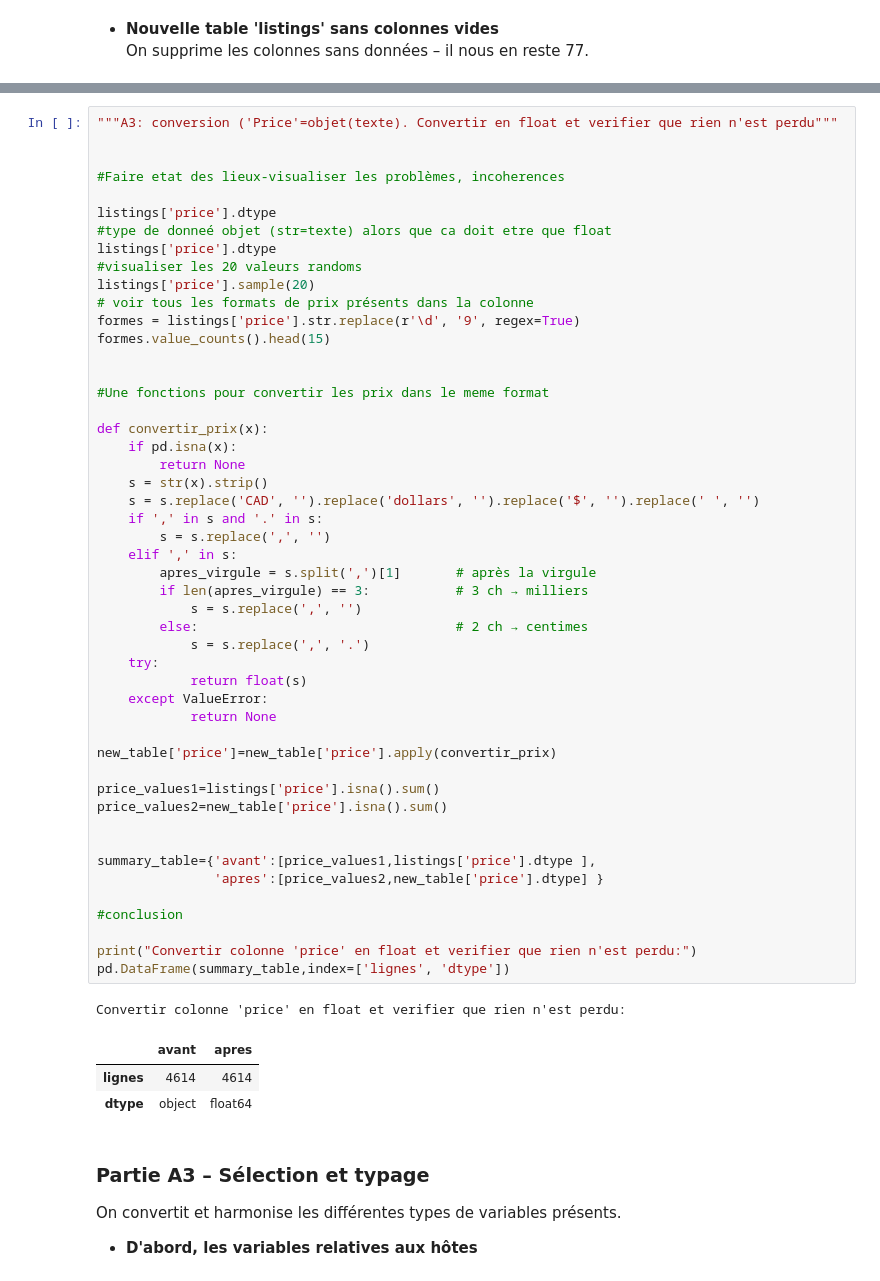
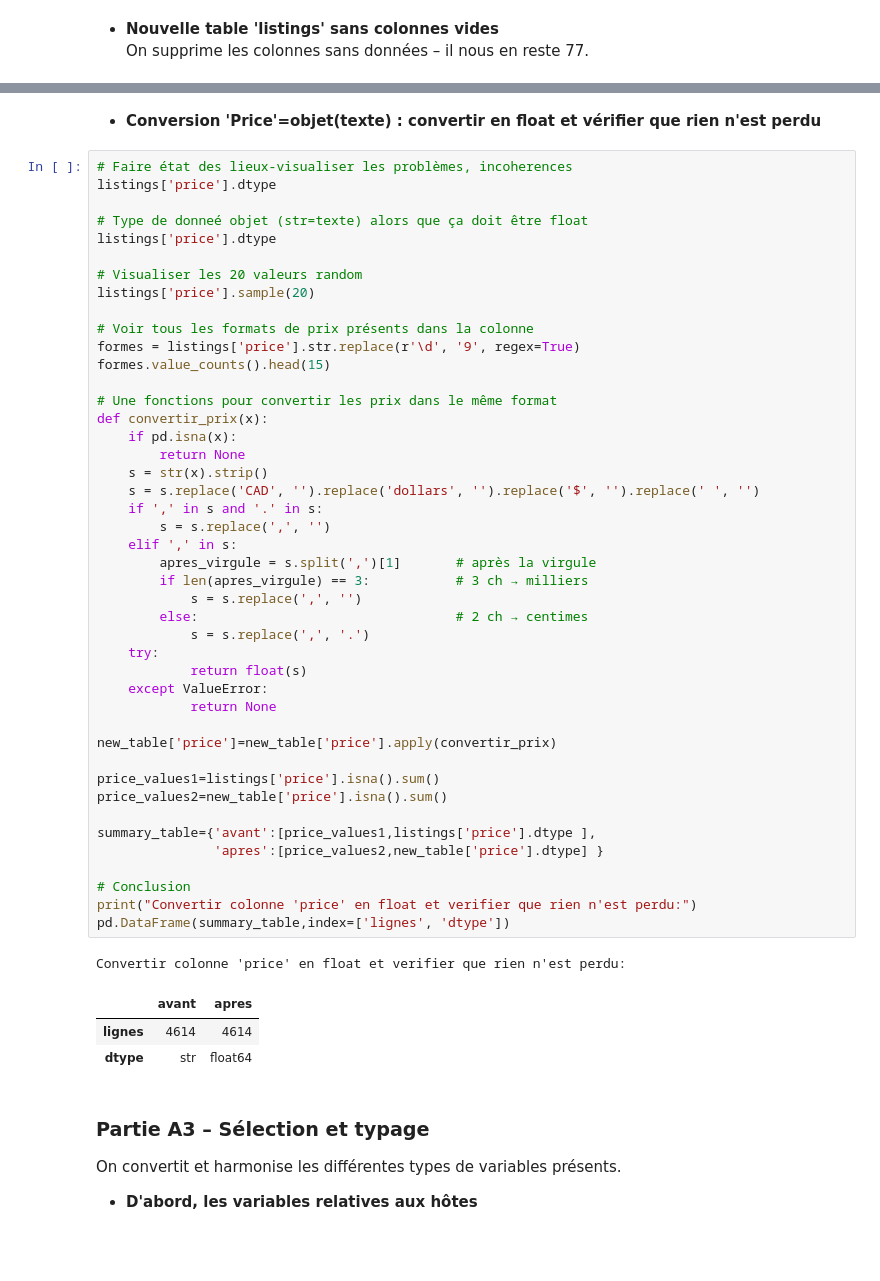
Before and after one commit to LucasLegendre/Projet-airbnb-amsterdam, a Jupyter notebook: Notebook_A-nettoyage_2611.ipynb, the cells around one changed output, grey strips where cells are left out. Drawn from its saved outputs; the diff is of its cells as text; blank space fills up the shorter version.

```diff
--- a/Notebook_A-nettoyage_2611.ipynb
+++ b/Notebook_A-nettoyage_2611.ipynb
@@ -600,60 +600,57 @@ availability_30                                 100.0
 availability_60                                 100.0
 hosts_time_as_host_months                       100.0
 id                                              100.0
+# %% [markdown]
+- **Conversion 'Price'=objet(texte) : convertir en float et vérifier que rien n'est perdu**
 # %%
-"""A3: conversion ('Price'=objet(texte). Convertir en float et verifier que rien n'est perdu"""
+# Faire état des lieux-visualiser les problèmes, incoherences
+listings['price'].dtype
 
+# Type de donneé objet (str=texte) alors que ça doit être float
+listings['price'].dtype
 
-#Faire etat des lieux-visualiser les problèmes, incoherences
+# Visualiser les 20 valeurs random
+listings['price'].sample(20)
 
-listings['price'].dtype
-#type de donneé objet (str=texte) alors que ca doit etre que float
-listings['price'].dtype
-#visualiser les 20 valeurs randoms
-listings['price'].sample(20)
-# voir tous les formats de prix présents dans la colonne
+# Voir tous les formats de prix présents dans la colonne
 formes = listings['price'].str.replace(r'\d', '9', regex=True)
 formes.value_counts().head(15)
 
-
-#Une fonctions pour convertir les prix dans le meme format
-
+# Une fonctions pour convertir les prix dans le même format
 def convertir_prix(x):
     if pd.isna(x):
         return None
     s = str(x).strip()
     s = s.replace('CAD', '').replace('dollars', '').replace('$', '').replace(' ', '')
     if ',' in s and '.' in s:
         s = s.replace(',', '')
     elif ',' in s:
         apres_virgule = s.split(',')[1]       # après la virgule
         if len(apres_virgule) == 3:           # 3 ch → milliers
             s = s.replace(',', '')
         else:                                 # 2 ch → centimes
             s = s.replace(',', '.')
     try:
             return float(s)
     except ValueError:
             return None
 
 new_table['price']=new_table['price'].apply(convertir_prix)
 
 price_values1=listings['price'].isna().sum()
 price_values2=new_table['price'].isna().sum()
 
-
 summary_table={'avant':[price_values1,listings['price'].dtype ],
                'apres':[price_values2,new_table['price'].dtype] }
 
-#conclusion
-
+# Conclusion
 print("Convertir colonne 'price' en float et verifier que rien n'est perdu:")
 pd.DataFrame(summary_table,index=['lignes', 'dtype'])
 # %% [output]
 Convertir colonne 'price' en float et verifier que rien n'est perdu:
 |  | avant | apres |
 | lignes | 4614 | 4614 |
-| dtype | object | float64 |
+| dtype | str | float64 |
 # %% [markdown]
 ### Partie A3 – Sélection et typage
 
```
Also changed, not shown: parts of 5 cells of this notebook.
